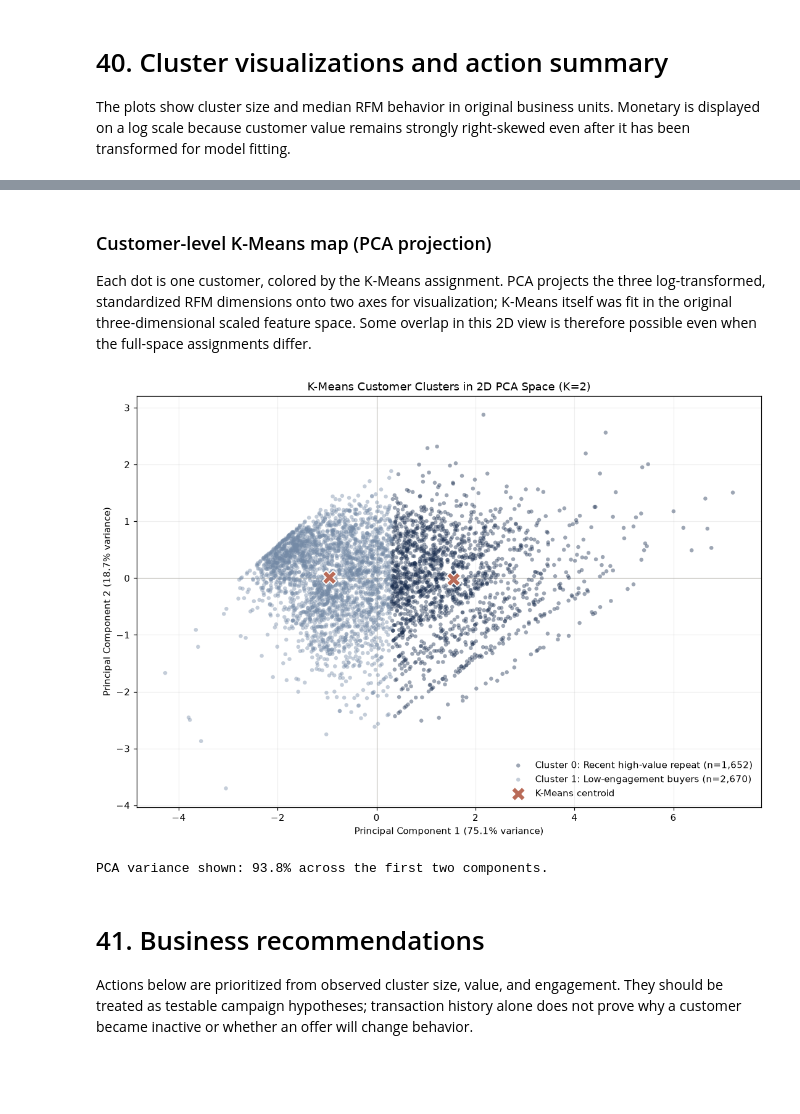
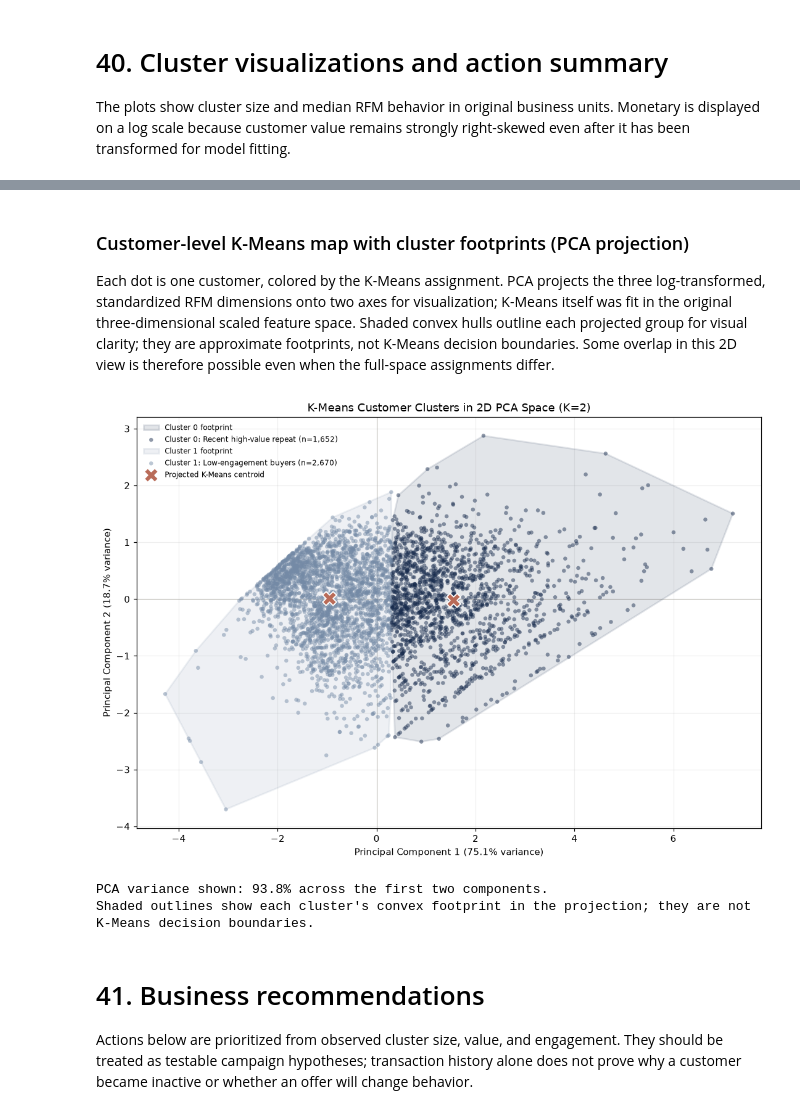
Before and after one commit to ammaro3567/RFM, a Jupyter notebook: Online_Retail_RFM_Analysis.ipynb, the cells around one changed output, grey strips where cells are left out. Drawn from its saved outputs; the diff is of its cells as text; code cells hidden in the pictures; blank space fills up the shorter version.

Commit message:
Show K-Means clusters with projected shape regions

```diff
--- a/Online_Retail_RFM_Analysis.ipynb
+++ b/Online_Retail_RFM_Analysis.ipynb
@@ -1887,10 +1887,11 @@ display(cluster_profile[[
 | 0 | Recent high-value repeat | 1652 | 38.22 | 16.00 | 6.00 | 2,024.70 | 84.38 | ... |
 | 1 | Low-engagement buyers | 2670 | 61.78 | 95.00 | 1.00 | 355.72 | 15.62 | ... |
 # %% [markdown]
-### Customer-level K-Means map (PCA projection)
+### Customer-level K-Means map with cluster footprints (PCA projection)
 
-Each dot is one customer, colored by the K-Means assignment. PCA projects the three log-transformed, standardized RFM dimensions onto two axes for visualization; K-Means itself was fit in the original three-dimensional scaled feature space. Some overlap in this 2D view is therefore possible even when the full-space assignments differ.
+Each dot is one customer, colored by the K-Means assignment. PCA projects the three log-transformed, standardized RFM dimensions onto two axes for visualization; K-Means itself was fit in the original three-dimensional scaled feature space. Shaded convex hulls outline each projected group for visual clarity; they are approximate footprints, not K-Means decision boundaries. Some overlap in this 2D view is therefore possible even when the full-space assignments differ.
 # %%
+from scipy.spatial import ConvexHull, QhullError
 from sklearn.decomposition import PCA
 
 pca = PCA(n_components=2, random_state=42)
@@ -1898,42 +1899,59 @@ X_rfm_2d = pca.fit_transform(X_rfm)
 centers_2d = pca.transform(kmeans_model.cluster_centers_)
 cluster_colors = {0: "#172B4D", 1: "#748AA6"}
 
 fig, ax = plt.subplots(figsize=(10, 7))
 for cluster_id in sorted(np.unique(kmeans_labels)):
     mask = kmeans_labels == cluster_id
+    points = X_rfm_2d[mask]
+    color = cluster_colors.get(int(cluster_id), "#53666C")
     profile = cluster_profile.loc[cluster_id, "Profile"]
+
+    # The convex hull gives each projected group a visible footprint, not a decision boundary.
+    try:
+        hull = ConvexHull(points)
+        hull_points = points[hull.vertices]
+        ax.fill(
+            hull_points[:, 0], hull_points[:, 1],
+            facecolor=color, edgecolor=color, linewidth=1.8, alpha=0.12,
+            label=f"Cluster {cluster_id} footprint"
+        )
+    except QhullError:
+        pass
+
     ax.scatter(
-        X_rfm_2d[mask, 0],
-        X_rfm_2d[mask, 1],
+        points[:, 0], points[:, 1],
         s=18,
-        alpha=0.42,
-        color=cluster_colors.get(int(cluster_id), "#53666C"),
+        alpha=0.48,
+        color=color,
         edgecolors="none",
         label=f"Cluster {cluster_id}: {profile} (n={mask.sum():,})",
-        rasterized=True
+        rasterized=True,
+        zorder=3
     )
 
 ax.scatter(
     centers_2d[:, 0], centers_2d[:, 1],
     marker="X", s=220, color="#B96B58", edgecolor="white", linewidth=1.2,
-    label="K-Means centroid", zorder=5
+    label="Projected K-Means centroid", zorder=5
 )
 
 explained = pca.explained_variance_ratio_ * 100
 ax.set_title(f"K-Means Customer Clusters in 2D PCA Space (K={best_k})")
 ax.set_xlabel(f"Principal Component 1 ({explained[0]:.1f}% variance)")
 ax.set_ylabel(f"Principal Component 2 ({explained[1]:.1f}% variance)")
 ax.axhline(0, color="#B7B3AA", linewidth=0.7, zorder=0)
 ax.axvline(0, color="#B7B3AA", linewidth=0.7, zorder=0)
-ax.legend(frameon=False, loc="best")
+ax.legend(frameon=False, loc="best", fontsize=8)
 ax.grid(True, alpha=0.2)
 plt.tight_layout()
 plt.show()
 
 print(f"PCA variance shown: {explained.sum():.1f}% across the first two components.")
+print("Shaded outlines show each cluster's convex footprint in the projection; they are not K-Means decision boundaries.")
 # %% [output]
-[figure, old version]
+[figure, new version]
 PCA variance shown: 93.8% across the first two components.
+Shaded outlines show each cluster's convex footprint in the projection; they are not K-Means decision boundaries.
 # %% [markdown]
 # 41. Business recommendations
 
```
